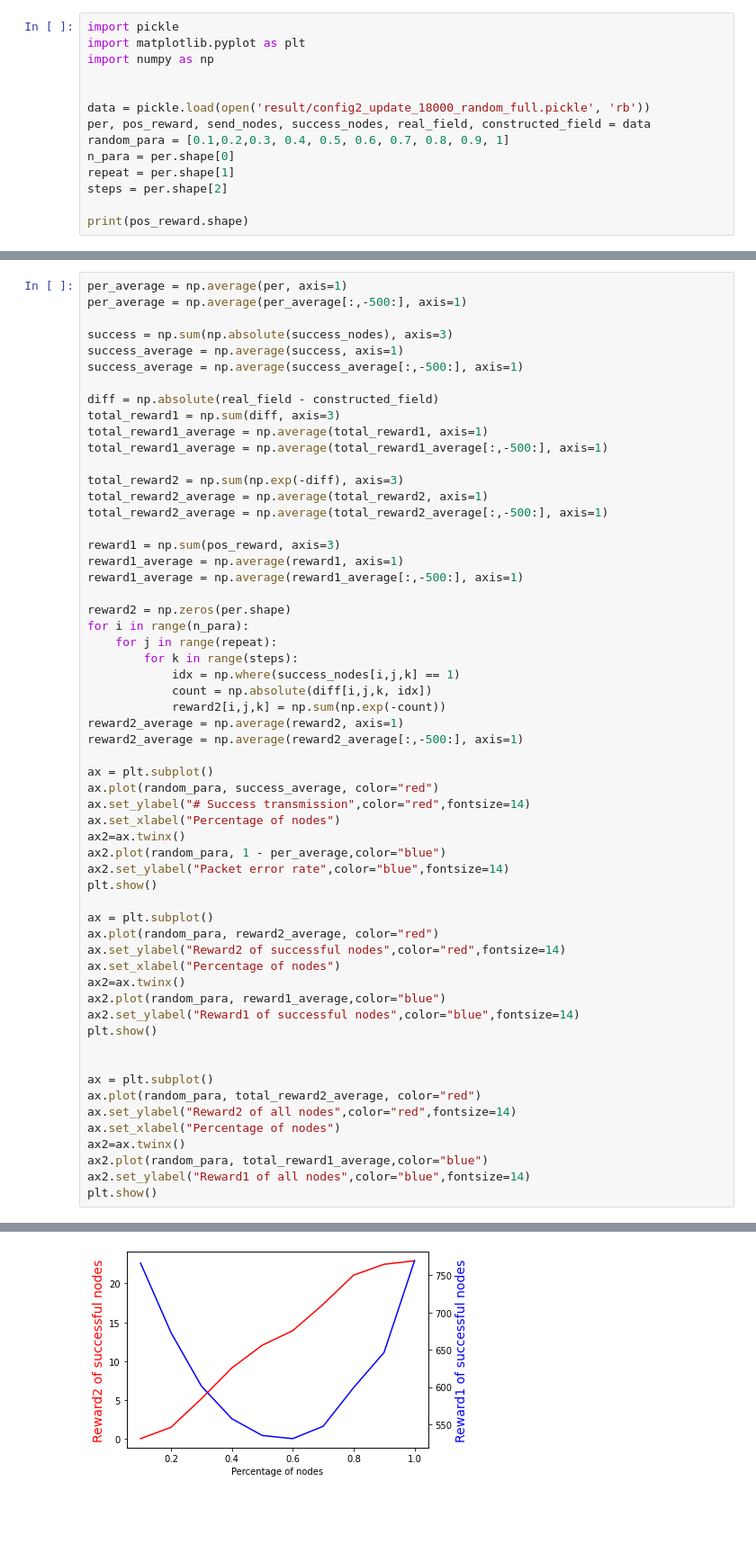
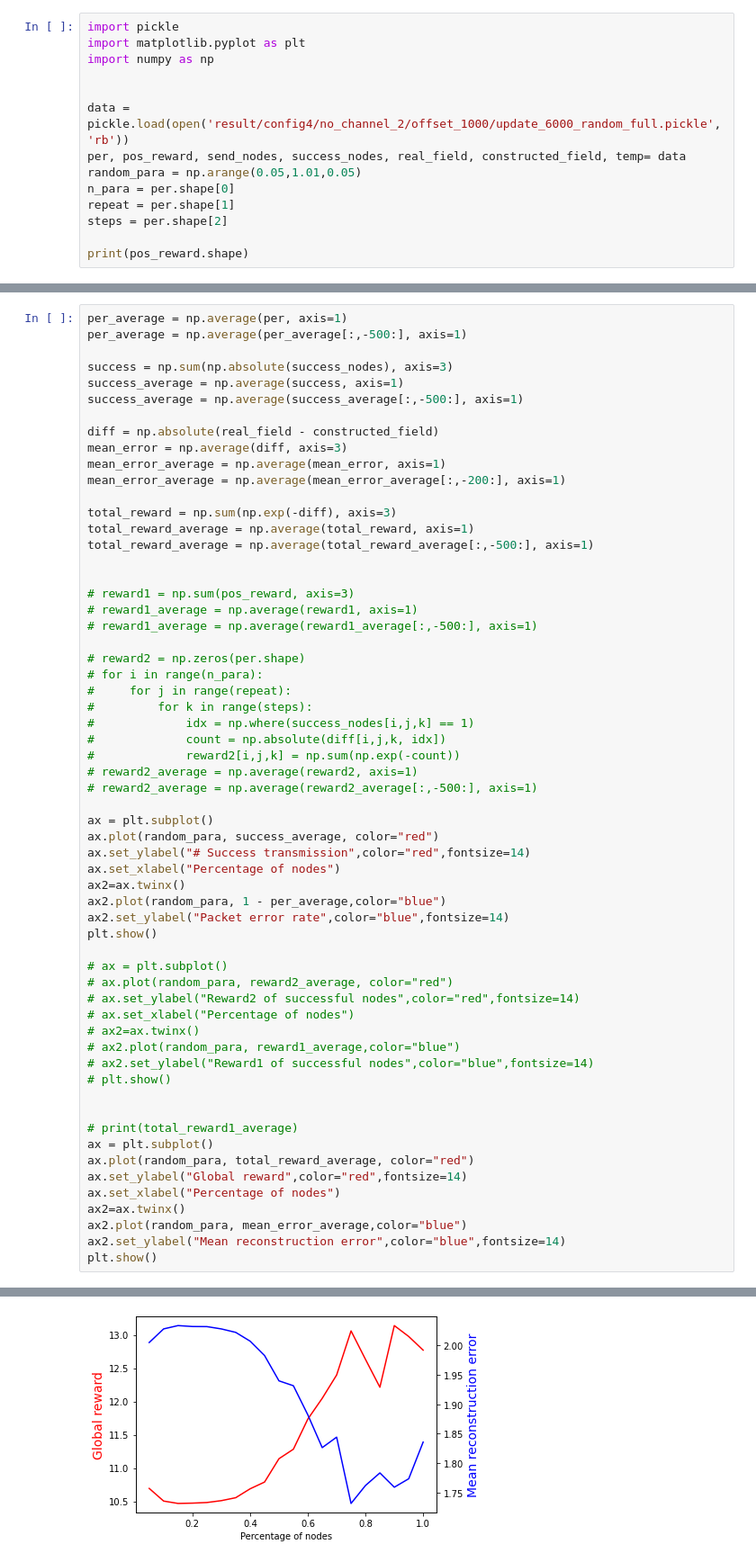
Before and after one commit to uidmice/LoRa-simulation, a Jupyter notebook: Analysis.ipynb, the cells around one changed output, grey strips where cells are left out. Shown at 90% size. Cells and saved outputs as stored; diff of their text form; blank space fills up the shorter version.

Commit message:
improved field reconstruction

```diff
--- a/Analysis.ipynb
+++ b/Analysis.ipynb
@@ -4,9 +4,9 @@ import matplotlib.pyplot as plt
 import numpy as np
 
 
-data = pickle.load(open('result/config2_update_18000_random_full.pickle', 'rb'))
-per, pos_reward, send_nodes, success_nodes, real_field, constructed_field = data
-random_para = [0.1,0.2,0.3, 0.4, 0.5, 0.6, 0.7, 0.8, 0.9, 1]
+data = pickle.load(open('result/config4/no_channel_2/offset_1000/update_6000_random_full.pickle', 'rb'))
+per, pos_reward, send_nodes, success_nodes, real_field, constructed_field, temp= data
+random_para = np.arange(0.05,1.01,0.05)
 n_para = per.shape[0]
 repeat = per.shape[1]
 steps = per.shape[2]
@@ -45,27 +45,28 @@ success_average = np.average(success, axis=1)
 success_average = np.average(success_average[:,-500:], axis=1)
 
 diff = np.absolute(real_field - constructed_field)
-total_reward1 = np.sum(diff, axis=3)
-total_reward1_average = np.average(total_reward1, axis=1)
-total_reward1_average = np.average(total_reward1_average[:,-500:], axis=1)
+mean_error = np.average(diff, axis=3)
+mean_error_average = np.average(mean_error, axis=1)
+mean_error_average = np.average(mean_error_average[:,-200:], axis=1)
 
-total_reward2 = np.sum(np.exp(-diff), axis=3)
-total_reward2_average = np.average(total_reward2, axis=1)
-total_reward2_average = np.average(total_reward2_average[:,-500:], axis=1)
+total_reward = np.sum(np.exp(-diff), axis=3)
+total_reward_average = np.average(total_reward, axis=1)
+total_reward_average = np.average(total_reward_average[:,-500:], axis=1)
 
-reward1 = np.sum(pos_reward, axis=3)
-reward1_average = np.average(reward1, axis=1)
-reward1_average = np.average(reward1_average[:,-500:], axis=1)
 
-reward2 = np.zeros(per.shape)
-for i in range(n_para):
-    for j in range(repeat):
-        for k in range(steps):
-            idx = np.where(success_nodes[i,j,k] == 1)
-            count = np.absolute(diff[i,j,k, idx])
-            reward2[i,j,k] = np.sum(np.exp(-count))
-reward2_average = np.average(reward2, axis=1)
-reward2_average = np.average(reward2_average[:,-500:], axis=1)
+# reward1 = np.sum(pos_reward, axis=3)
+# reward1_average = np.average(reward1, axis=1)
+# reward1_average = np.average(reward1_average[:,-500:], axis=1)
+
+# reward2 = np.zeros(per.shape)
+# for i in range(n_para):
+#     for j in range(repeat):
+#         for k in range(steps):
+#             idx = np.where(success_nodes[i,j,k] == 1)
+#             count = np.absolute(diff[i,j,k, idx])
+#             reward2[i,j,k] = np.sum(np.exp(-count))
+# reward2_average = np.average(reward2, axis=1)
+# reward2_average = np.average(reward2_average[:,-500:], axis=1)
 
 ax = plt.subplot()
 ax.plot(random_para, success_average, color="red")
@@ -76,22 +77,23 @@ ax2.plot(random_para, 1 - per_average,color="blue")
 ax2.set_ylabel("Packet error rate",color="blue",fontsize=14)
 plt.show()
 
+# ax = plt.subplot()
+# ax.plot(random_para, reward2_average, color="red")
+# ax.set_ylabel("Reward2 of successful nodes",color="red",fontsize=14)
+# ax.set_xlabel("Percentage of nodes")
+# ax2=ax.twinx()
+# ax2.plot(random_para, reward1_average,color="blue")
+# ax2.set_ylabel("Reward1 of successful nodes",color="blue",fontsize=14)
+# plt.show()
+
+
+# print(total_reward1_average)
 ax = plt.subplot()
-ax.plot(random_para, reward2_average, color="red")
-ax.set_ylabel("Reward2 of successful nodes",color="red",fontsize=14)
+ax.plot(random_para, total_reward_average, color="red")
+ax.set_ylabel("Global reward",color="red",fontsize=14)
 ax.set_xlabel("Percentage of nodes")
 ax2=ax.twinx()
-ax2.plot(random_para, reward1_average,color="blue")
-ax2.set_ylabel("Reward1 of successful nodes",color="blue",fontsize=14)
+ax2.plot(random_para, mean_error_average,color="blue")
+ax2.set_ylabel("Mean reconstruction error",color="blue",fontsize=14)
 plt.show()
-
-
-ax = plt.subplot()
-ax.plot(random_para, total_reward2_average, color="red")
-ax.set_ylabel("Reward2 of all nodes",color="red",fontsize=14)
-ax.set_xlabel("Percentage of nodes")
-ax2=ax.twinx()
-ax2.plot(random_para, total_reward1_average,color="blue")
-ax2.set_ylabel("Reward1 of all nodes",color="blue",fontsize=14)
-plt.show()
 # %% [output]
@@ -99 +101 @@ plt.show()
-[figure, old version]
+[figure, new version]
```
Also changed, not shown: parts of 10 cells of this notebook, 4 other files.
